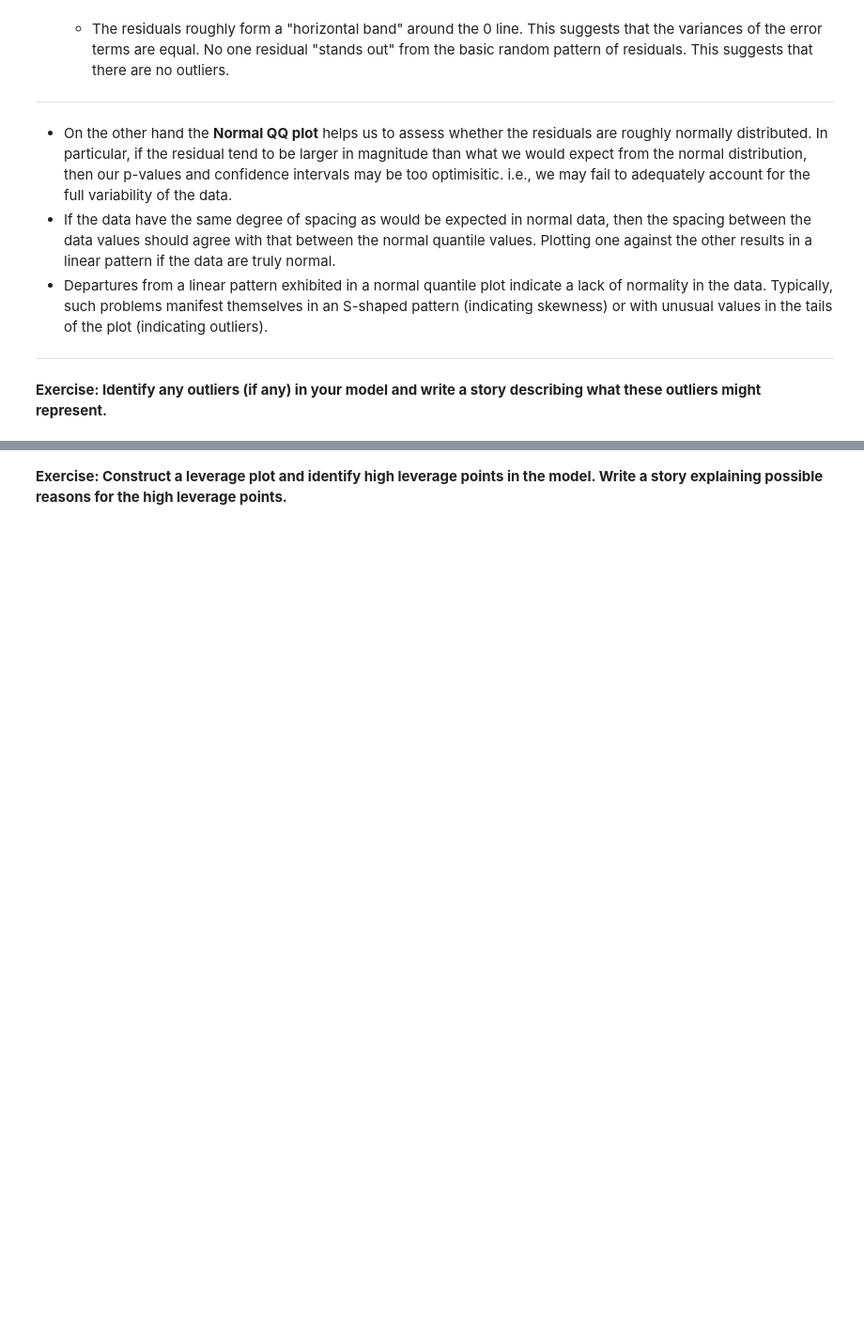
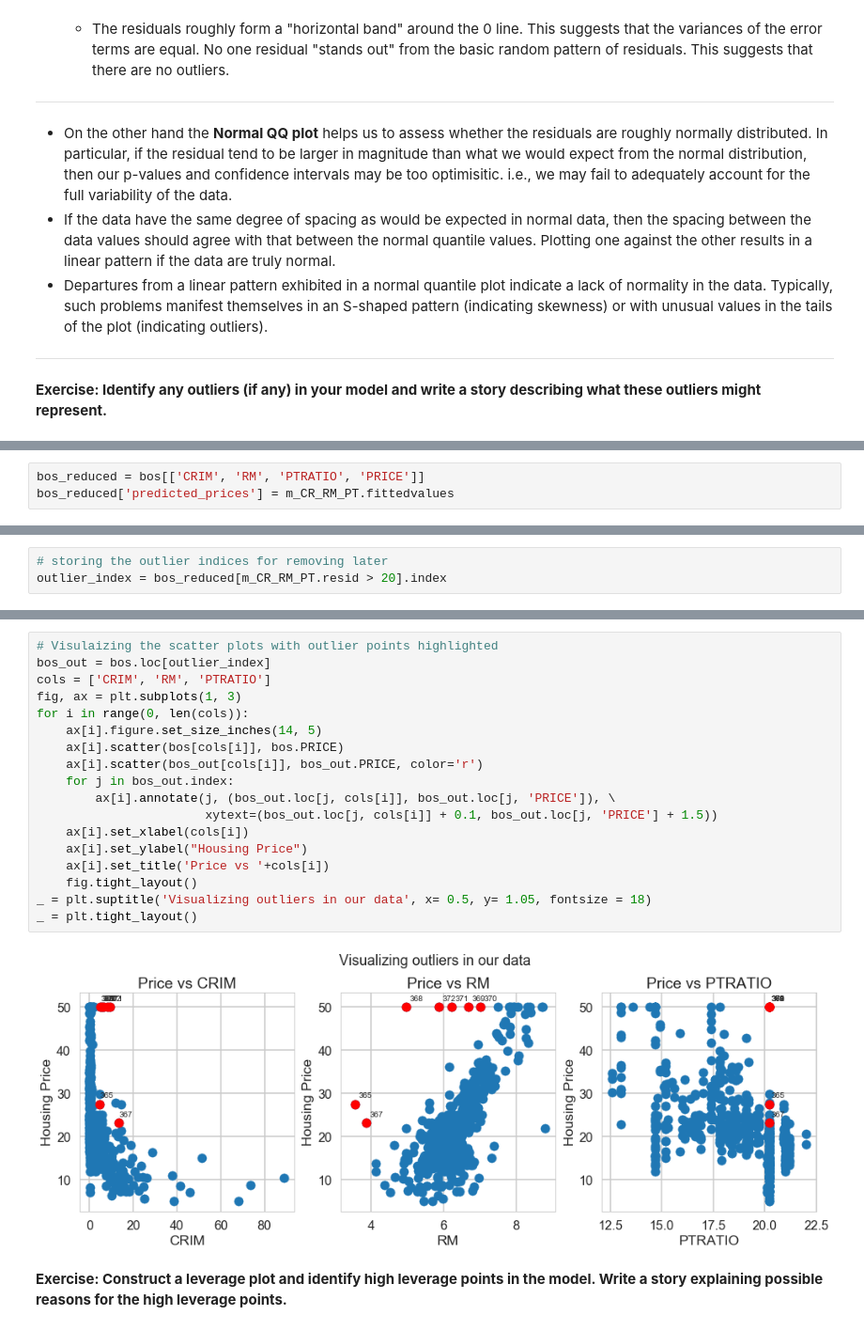
Before and after one commit to pratha19/Springboard_mini_project_10.1_Linear_Reg, a Jupyter notebook: Mini_Project_Linear_Regression.ipynb, the cells around one changed output, grey strips where cells are left out. Shown at 94% size. Cells and saved outputs as stored; diff of their text form; blank space fills up the shorter version.

Commit message:
adding outliers, leverage and influential part
adding outliers, leverage and influential part

```diff
--- a/Mini_Project_Linear_Regression.ipynb
+++ b/Mini_Project_Linear_Regression.ipynb
@@ -1145,0 +1150,3 @@ __Exercise: Identify any outliers (if any) in your model and write a story descr
+# %%
+bos_reduced = bos[['CRIM', 'RM', 'PTRATIO', 'PRICE']]
+bos_reduced['predicted_prices'] = m_CR_RM_PT.fittedvalues
@@ -1145,0 +1194,3 @@ __Exercise: Identify any outliers (if any) in your model and write a story descr
+# %%
+# storing the outlier indices for removing later
+outlier_index = bos_reduced[m_CR_RM_PT.resid > 20].index
@@ -1146,2 +1202,22 @@ __Exercise: Identify any outliers (if any) in your model and write a story descr
+# %%
+# Visulaizing the scatter plots with outlier points highlighted
+bos_out = bos.loc[outlier_index]
+cols = ['CRIM', 'RM', 'PTRATIO']
+fig, ax = plt.subplots(1, 3)
+for i in range(0, len(cols)):
+    ax[i].figure.set_size_inches(14, 5)
+    ax[i].scatter(bos[cols[i]], bos.PRICE)
+    ax[i].scatter(bos_out[cols[i]], bos_out.PRICE, color='r')
+    for j in bos_out.index:
+        ax[i].annotate(j, (bos_out.loc[j, cols[i]], bos_out.loc[j, 'PRICE']), \
+                       xytext=(bos_out.loc[j, cols[i]] + 0.1, bos_out.loc[j, 'PRICE'] + 1.5))
+    ax[i].set_xlabel(cols[i])
+    ax[i].set_ylabel("Housing Price")
+    ax[i].set_title('Price vs '+cols[i])
+    fig.tight_layout()
+_ = plt.suptitle('Visualizing outliers in our data', x= 0.5, y= 1.05, fontsize = 18)
+_ = plt.tight_layout()
+# %% [output]
+[figure, added]
 # %% [markdown]
 __Exercise: Construct a leverage plot and identify high leverage points in the model. Write a story explaining possible reasons for the high leverage points.__
```
Also changed, not shown: parts of 26 cells of this notebook.
